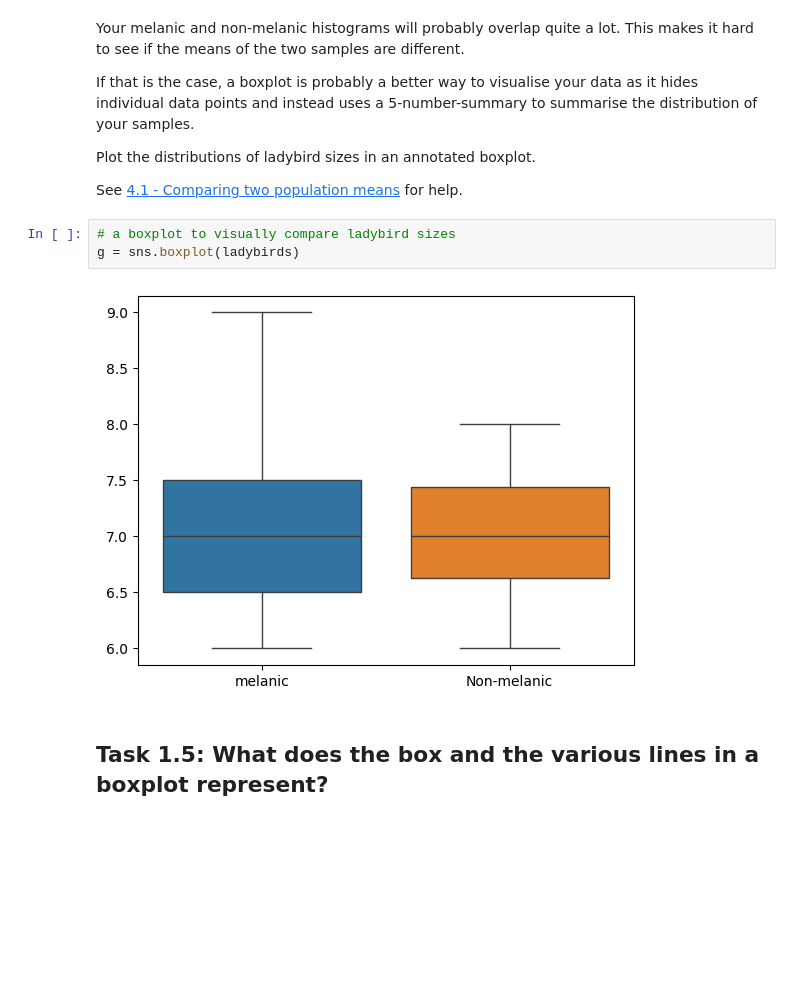
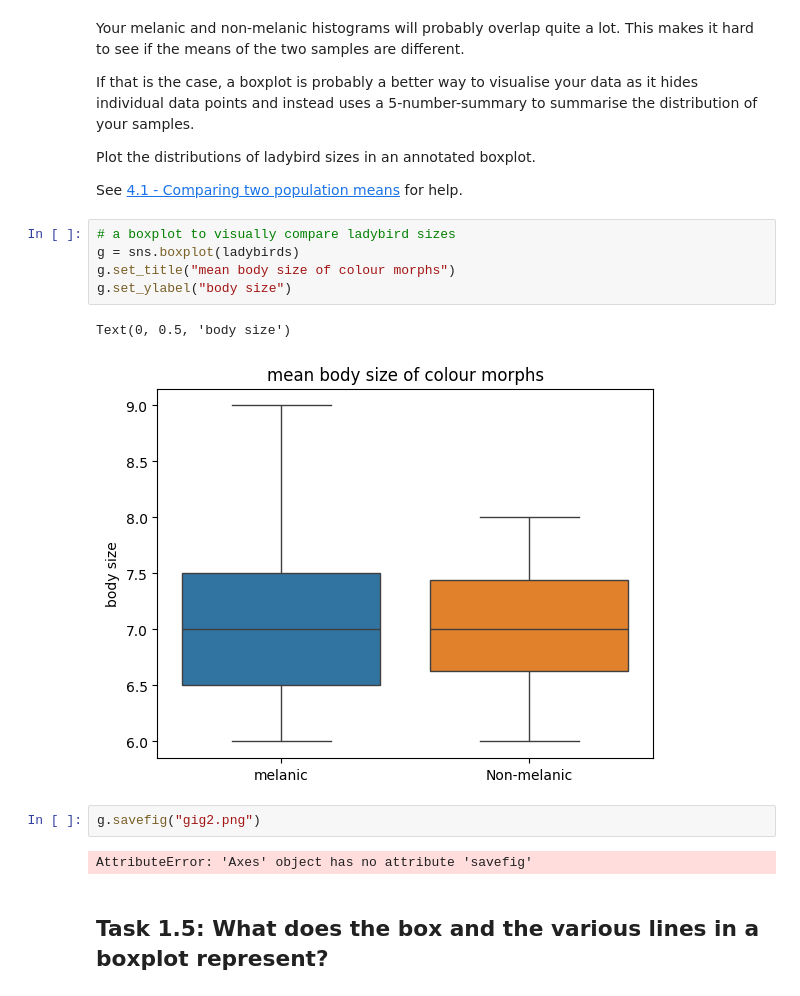
Before and after one commit to ZakarY2HM6f/Variation1, a Jupyter notebook: Ladybird Analysis Notebooks/Ladybird Analysis 2 - Comparing population means.ipynb, the cells around one changed output. Drawn from its saved outputs; the diff is of its cells as text; blank space fills up the shorter version.

```diff
--- a/Ladybird Analysis Notebooks/Ladybird Analysis 2 - Comparing population means.ipynb
+++ b/Ladybird Analysis Notebooks/Ladybird Analysis 2 - Comparing population means.ipynb
@@ -102,8 +106,15 @@ See [4.1 - Comparing two population means](../Self-study%20Notebooks/4.1%20-%20C
 # %%
 # a boxplot to visually compare ladybird sizes
 g = sns.boxplot(ladybirds)
+g.set_title("mean body size of colour morphs")
+g.set_ylabel("body size")
 # %% [output]
+Text(0, 0.5, 'body size')
-[figure, old version]
+[figure, new version]
+# %%
+g.savefig("gig2.png")
+# %% [output]
+AttributeError: 'Axes' object has no attribute 'savefig'
 # %% [markdown]
 ## Task 1.5: What does the box and the various lines in a boxplot represent?
 # %% [markdown]
```
Also changed, not shown: parts of 2 cells of this notebook, 2 other files.
